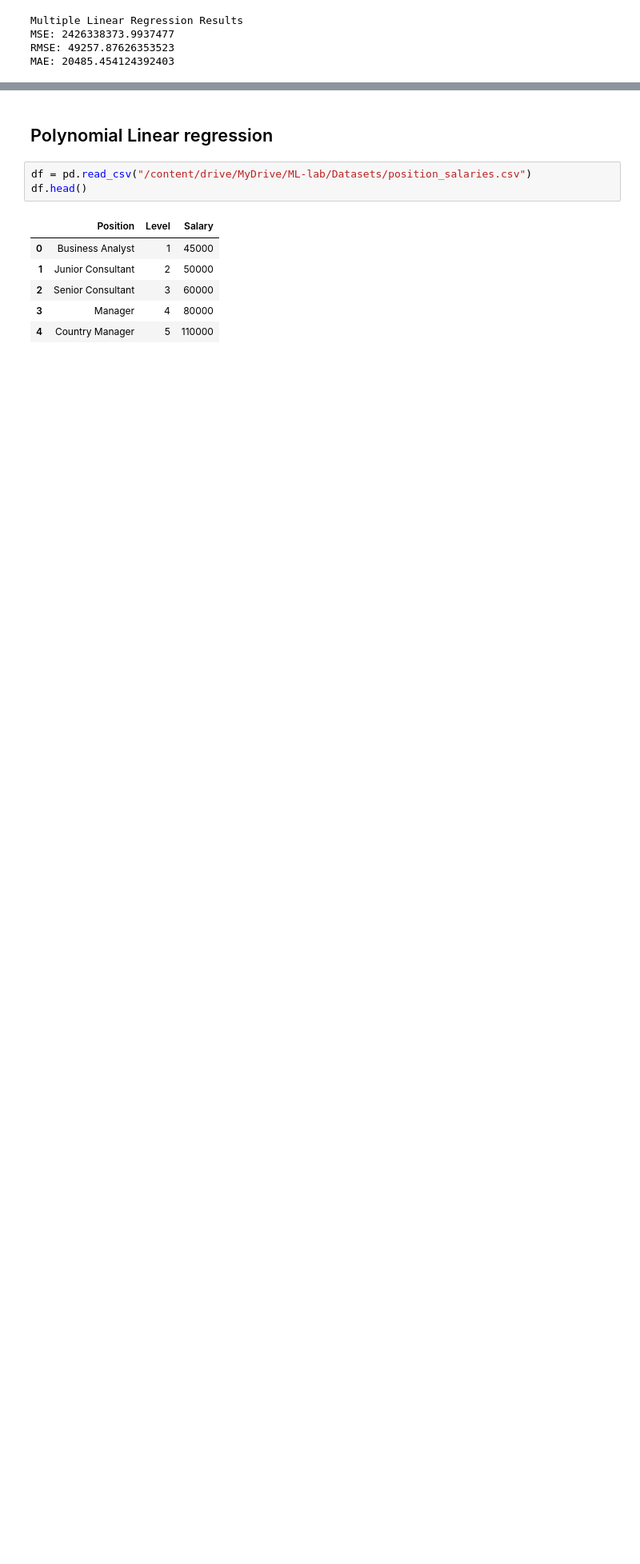
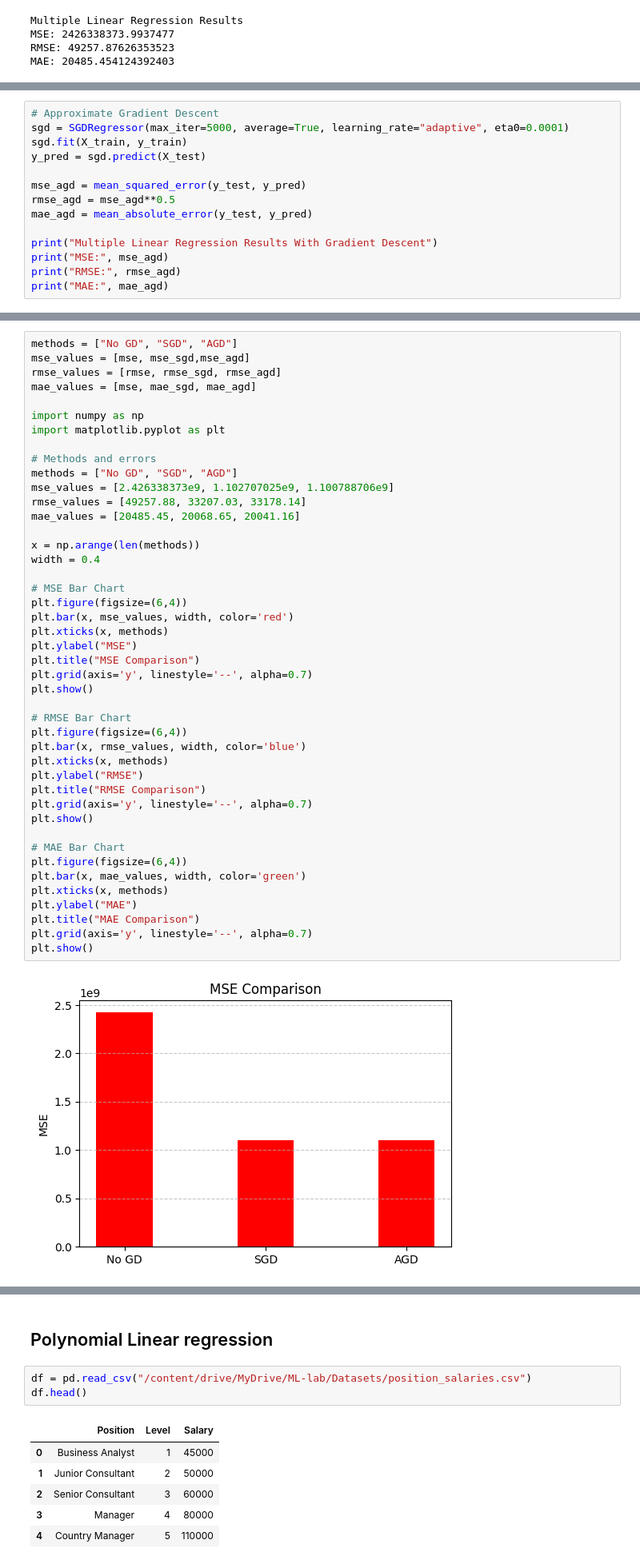
Before and after one commit to mohammedfaizan3103/ML-pracitice, a Jupyter notebook: ML_Lab.ipynb, the cells around one changed output, grey strips where cells are left out. Shown at 80% size. Saved outputs shown, nothing was run; the diff lists cells and outputs as text; blank space fills up the shorter version.

```diff
--- a/ML_Lab.ipynb
+++ b/ML_Lab.ipynb
@@ -697,0 +732,14 @@ plt.show()
+# %%
+# Approximate Gradient Descent
+sgd = SGDRegressor(max_iter=5000, average=True, learning_rate="adaptive", eta0=0.0001)
+sgd.fit(X_train, y_train)
+y_pred = sgd.predict(X_test)
+
+mse_agd = mean_squared_error(y_test, y_pred)
+rmse_agd = mse_agd**0.5
+mae_agd = mean_absolute_error(y_test, y_pred)
+
+print("Multiple Linear Regression Results With Gradient Descent")
+print("MSE:", mse_agd)
+print("RMSE:", rmse_agd)
+print("MAE:", mae_agd)
@@ -697,0 +767,46 @@ plt.show()
+# %%
+methods = ["No GD", "SGD", "AGD"]
+mse_values = [mse, mse_sgd,mse_agd]
+rmse_values = [rmse, rmse_sgd, rmse_agd]
+mae_values = [mse, mae_sgd, mae_agd]
+
+import numpy as np
+import matplotlib.pyplot as plt
+
+# Methods and errors
+methods = ["No GD", "SGD", "AGD"]
+mse_values = [2.426338373e9, 1.102707025e9, 1.100788706e9]
+rmse_values = [49257.88, 33207.03, 33178.14]
+mae_values = [20485.45, 20068.65, 20041.16]
+
+x = np.arange(len(methods))
+width = 0.4
+
+# MSE Bar Chart
+plt.figure(figsize=(6,4))
+plt.bar(x, mse_values, width, color='red')
+plt.xticks(x, methods)
+plt.ylabel("MSE")
+plt.title("MSE Comparison")
+plt.grid(axis='y', linestyle='--', alpha=0.7)
+plt.show()
+
+# RMSE Bar Chart
+plt.figure(figsize=(6,4))
+plt.bar(x, rmse_values, width, color='blue')
+plt.xticks(x, methods)
+plt.ylabel("RMSE")
+plt.title("RMSE Comparison")
+plt.grid(axis='y', linestyle='--', alpha=0.7)
+plt.show()
+
+# MAE Bar Chart
+plt.figure(figsize=(6,4))
+plt.bar(x, mae_values, width, color='green')
+plt.xticks(x, methods)
+plt.ylabel("MAE")
+plt.title("MAE Comparison")
+plt.grid(axis='y', linestyle='--', alpha=0.7)
+plt.show()
+# %% [output]
+[figure, added]
```
Also changed, not shown: parts of 56 cells of this notebook.
